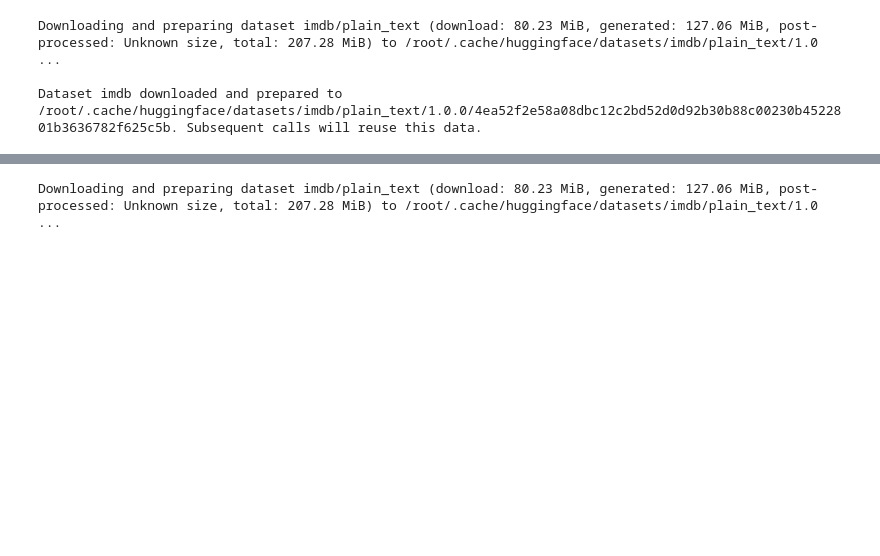
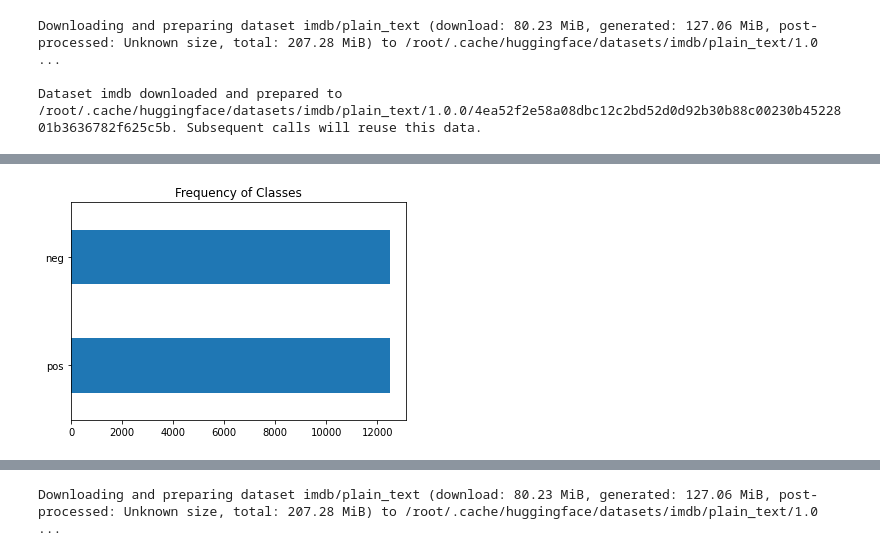
Before and after one commit to bdonkey/HuggingFacenotebooks, a Jupyter notebook: sagemaker/ss_01_getting_started_pytorch/sagemaker-notebook.ipynb, the cells around one changed output, grey strips where cells are left out. Saved outputs shown, nothing was run; the diff lists cells and outputs as text; code cells hidden in the pictures; blank space fills up the shorter version.

```diff
--- a/sagemaker/ss_01_getting_started_pytorch/sagemaker-notebook.ipynb
+++ b/sagemaker/ss_01_getting_started_pytorch/sagemaker-notebook.ipynb
@@ -142,0 +159,4 @@ Dataset imdb downloaded and prepared to /root/.cache/huggingface/datasets/imdb/p
+# %%
+train_dataset.set_format(type="pandas")
+df = train_dataset[:]
+df.head()
@@ -142,0 +174,6 @@ Dataset imdb downloaded and prepared to /root/.cache/huggingface/datasets/imdb/p
+# %%
+def label_int2str(row):
+    return train_dataset.features["labels"].int2str(row)
+
+df["label_name"] = df["labels"].apply(label_int2str)
+df.head()
@@ -142,0 +187,8 @@ Dataset imdb downloaded and prepared to /root/.cache/huggingface/datasets/imdb/p
+# %%
+import matplotlib.pyplot as plt
+
+df["label_name"].value_counts(ascending=True).plot.barh()
+plt.title("Frequency of Classes")
+plt.show()
+# %% [output]
+[figure, added]
```
Also changed, not shown: parts of 14 cells of this notebook.
